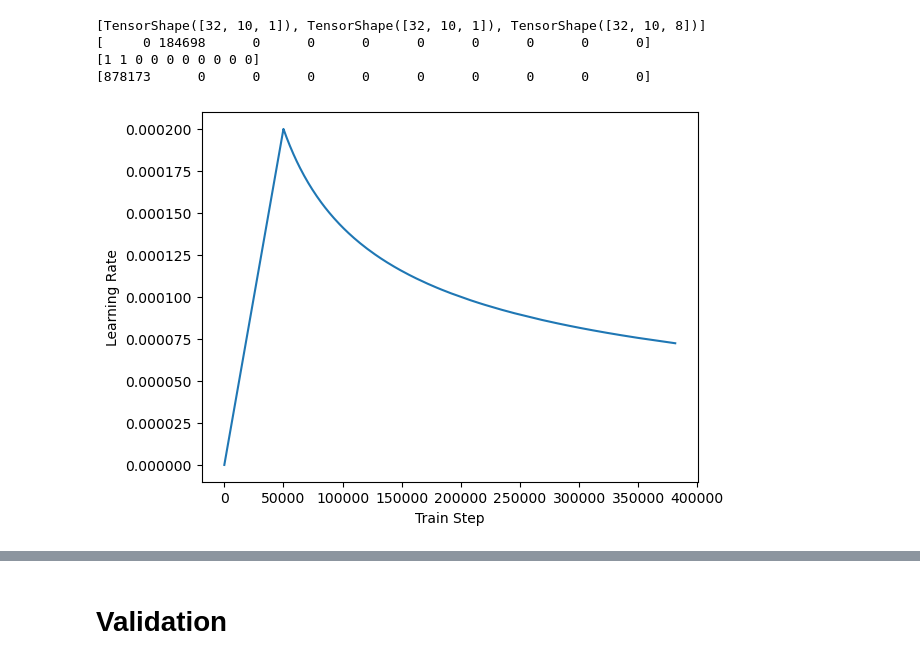
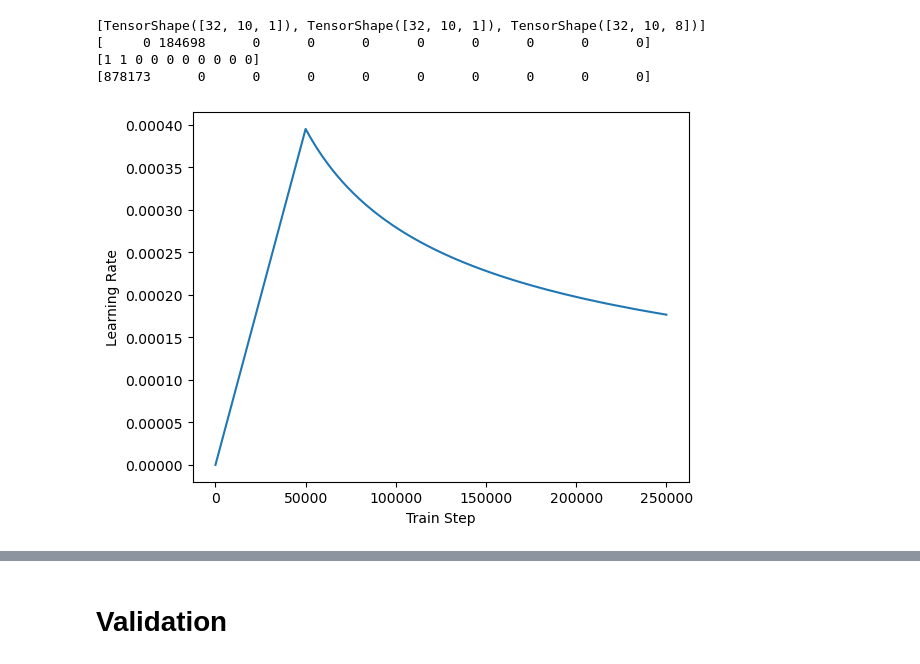
Before and after one commit to EnricRovira/025_Kaggle-OTTO-Recsys-2022, a Jupyter notebook: 1_Scripts/1_Model_v0.3.ipynb, the cells around one changed output, grey strips where cells are left out. Saved outputs shown, nothing was run; the diff lists cells and outputs as text; code cells hidden in the pictures.

```diff
--- a/1_Scripts/1_Model_v0.3.ipynb
+++ b/1_Scripts/1_Model_v0.3.ipynb
@@ -515,13 +513,13 @@ def recall_top_k(top_k=1):
     recall.__name__ = f'recall_{top_k}'
     return recall
 # %%
-tmp_lr = CustomSchedule(500, 50_000)
-plt.plot(tmp_lr(tf.range(12_200_000 // 32, dtype=tf.float32)))
+tmp_lr = CustomSchedule(128, 50_000)
+plt.plot(tmp_lr(tf.range(12_000_000 // 48, dtype=tf.float32)))
 plt.ylabel('Learning Rate')
 plt.xlabel('Train Step')
 plt.plot();
 # %% [output]
-[figure, old version]
+[figure, new version]
 # %%
 class BERT4REC_CONFIG:
     num_items = NUM_ITEMS
```
Also changed, not shown: parts of 3 cells of this notebook.
